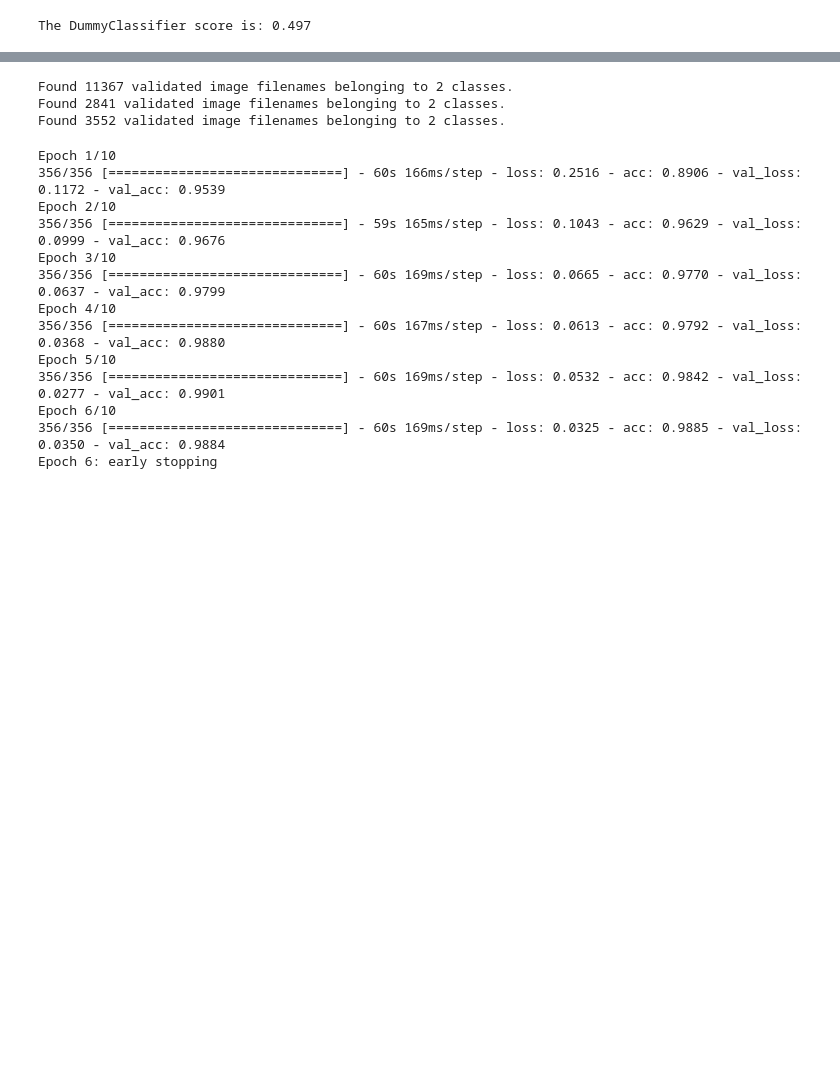
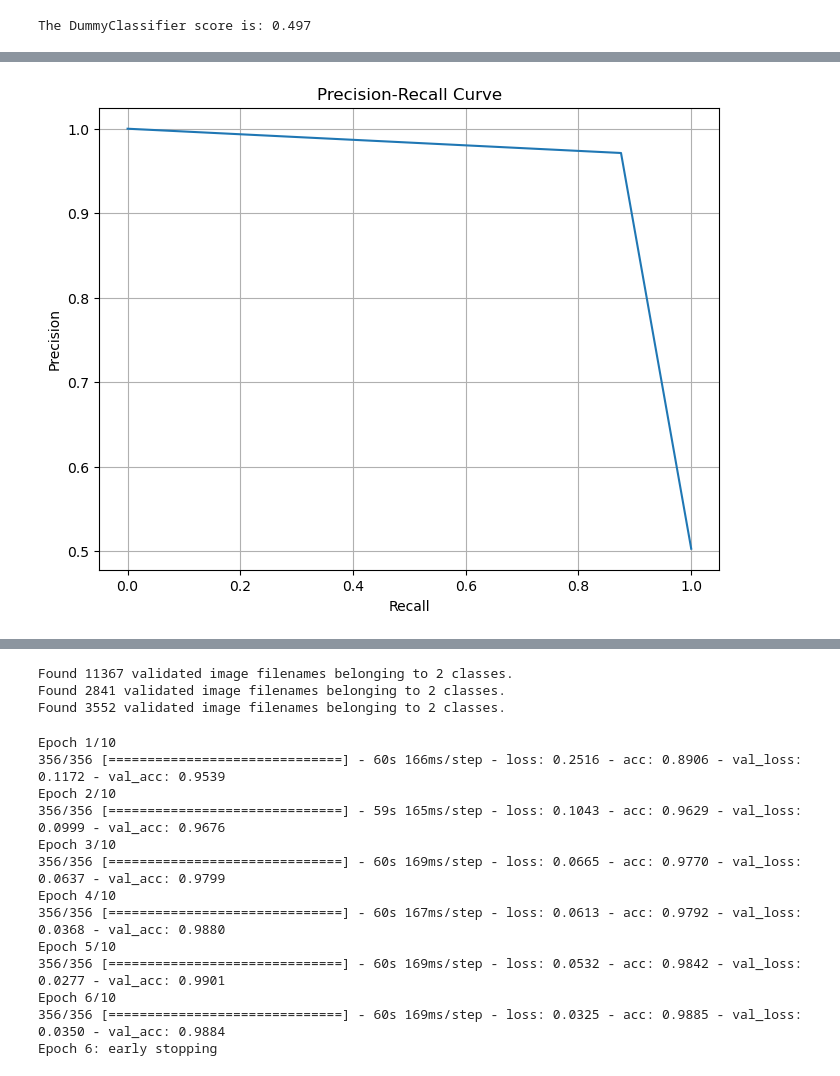
Before and after one commit to NoaAmichai/Deep_Learning_Final_Project, a Jupyter notebook: Vehicle_classification.ipynb, the cells around one changed output, grey strips where cells are left out. Cells and saved outputs as stored; diff of their text form; code cells hidden in the pictures; blank space fills up the shorter version.

```diff
--- a/Vehicle_classification.ipynb
+++ b/Vehicle_classification.ipynb
@@ -76,3 +81,6 @@ data_in_matrix = upload_data(vehicles_url, non_vehicles_url)
+# %%
+# Load the data_in_matrix variable
+data_in_matrix = np.load('data_in_matrix.npy', allow_pickle=True)
 # %%
 def extract_features_labels(data):
     X = []
@@ -261,17 +248,17 @@ model.compile(optimizer='adam',
 history = model.fit(X_train_mat, y_train_mat, epochs=50, batch_size=32, validation_data=(X_val_mat, y_val_mat))
 
 # Evaluate the model on the test set
-test_loss, test_acc = model.evaluate(X_test_mat, y_test_mat)
+test_loss, test_acc = model.evaluate(X_val_mat, y_val_mat)
 
 print("Test Accuracy:", test_acc)
 
 # Predictions on the test set
-y_pred_prob = model.predict(X_test_mat)
+y_pred_prob = model.predict(X_val_mat)
 
 # Convert probabilities to class labels based on a threshold (e.g., 0.5)
 y_pred = (y_pred_prob > 0.5).astype(int)
 
 # Calculate accuracy
-accuracy = accuracy_score(y_test_mat, y_pred)
+accuracy = accuracy_score(y_val_mat, y_pred)
 print("Accuracy Score:", accuracy)
 # %% [output]
@@ -341,0 +282,17 @@ print("Test Accuracy of the best model:", test_acc)
+# %%
+from sklearn.metrics import precision_recall_curve
+import matplotlib.pyplot as plt
+
+# Calculate precision and recall
+precision, recall, thresholds = precision_recall_curve(y_val_mat, y_pred)
+
+# Plot Precision-Recall Curve
+plt.figure(figsize=(8, 6))
+plt.plot(recall, precision)
+plt.xlabel('Recall')
+plt.ylabel('Precision')
+plt.title('Precision-Recall Curve')
+plt.grid(True)
+plt.show()
+# %% [output]
+[figure, added]
```
Also changed, not shown: parts of 22 cells of this notebook.
